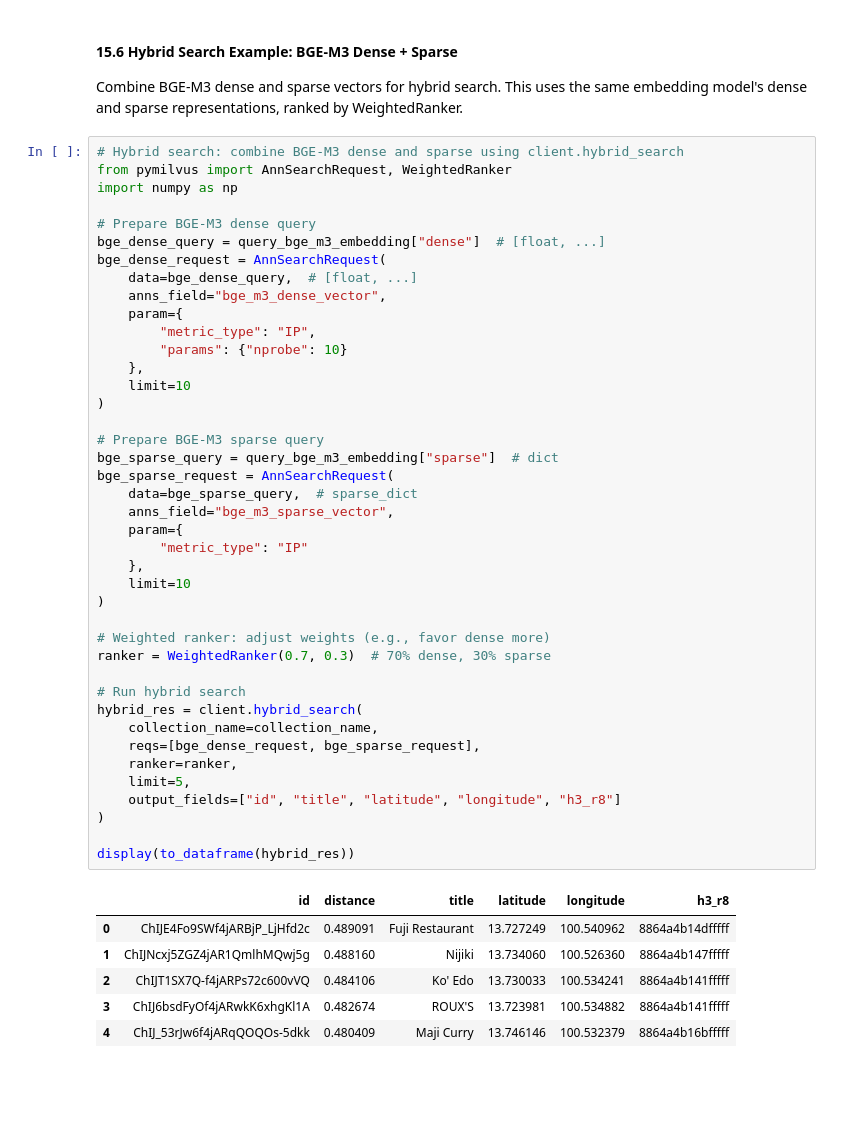
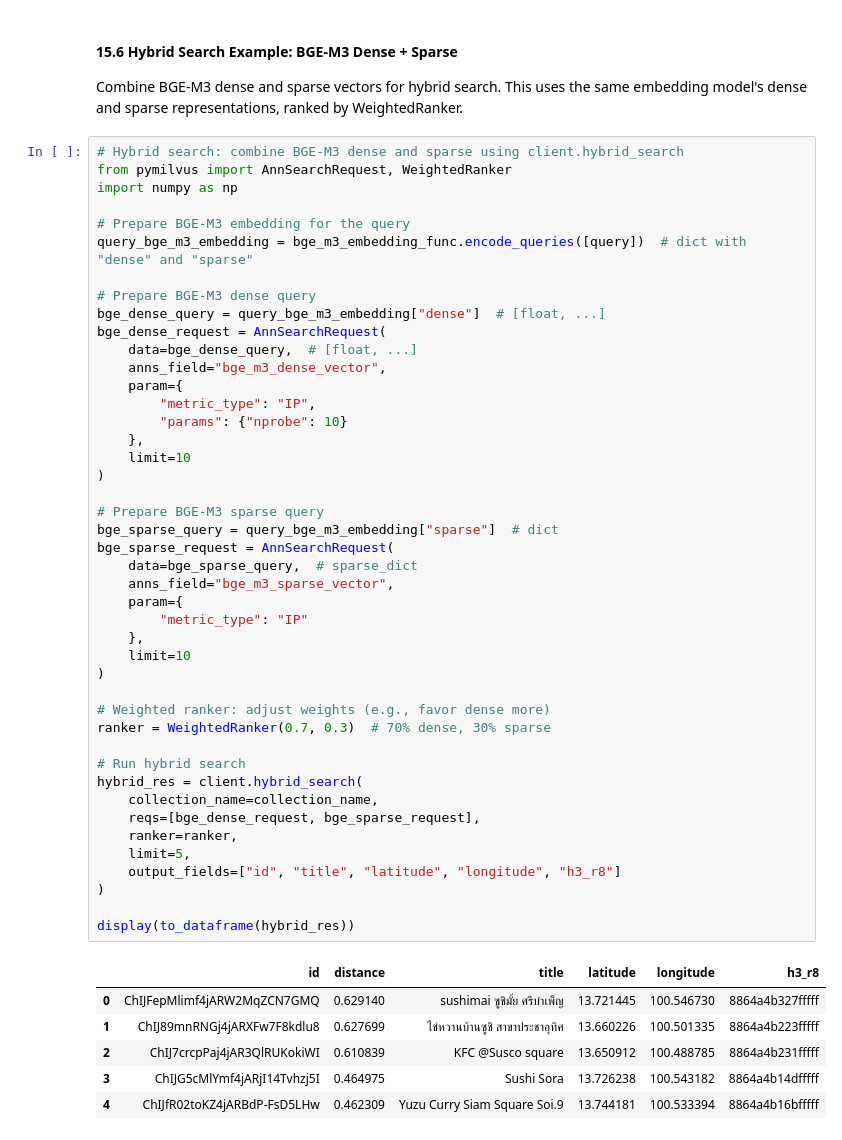
Before and after one commit to wiphoo/Website_Resources, a Jupyter notebook: tools/milvus/building_hybrid_vector_search_using_bge-m3_with_restaurant_data.ipynb, the cells around one changed output. Cells and saved outputs as stored; diff of their text form; blank space fills up the shorter version.

```diff
--- a/tools/milvus/building_hybrid_vector_search_using_bge-m3_with_restaurant_data.ipynb
+++ b/tools/milvus/building_hybrid_vector_search_using_bge-m3_with_restaurant_data.ipynb
@@ -528,6 +521,9 @@ Combine BGE-M3 dense and sparse vectors for hybrid search. This uses the same em
 # Hybrid search: combine BGE-M3 dense and sparse using client.hybrid_search
 from pymilvus import AnnSearchRequest, WeightedRanker
 import numpy as np
+
+# Prepare BGE-M3 embedding for the query
+query_bge_m3_embedding = bge_m3_embedding_func.encode_queries([query])  # dict with "dense" and "sparse"
 
 # Prepare BGE-M3 dense query
 bge_dense_query = query_bge_m3_embedding["dense"]  # [float, ...]
@@ -540,35 +536,35 @@ bge_dense_request = AnnSearchRequest(
     },
     limit=10
 )
 
 # Prepare BGE-M3 sparse query
 bge_sparse_query = query_bge_m3_embedding["sparse"]  # dict
 bge_sparse_request = AnnSearchRequest(
     data=bge_sparse_query,  # sparse_dict
     anns_field="bge_m3_sparse_vector",
     param={
         "metric_type": "IP"
     },
     limit=10
 )
 
 # Weighted ranker: adjust weights (e.g., favor dense more)
 ranker = WeightedRanker(0.7, 0.3)  # 70% dense, 30% sparse
 
 # Run hybrid search
 hybrid_res = client.hybrid_search(
     collection_name=collection_name,
     reqs=[bge_dense_request, bge_sparse_request],
     ranker=ranker,
     limit=5,
     output_fields=["id", "title", "latitude", "longitude", "h3_r8"]
 )
 
 display(to_dataframe(hybrid_res))
 # %% [output]
 |  | id | distance | title | latitude | longitude | h3_r8 |
-| 0 | ChIJE4Fo9SWf4jARBjP_LjHfd2c | 0.489091 | Fuji Restaurant | 13.727249 | 100.540962 | 8864a4b14dfffff |
-| 1 | ChIJNcxj5ZGZ4jAR1QmlhMQwj5g | 0.488160 | Nijiki | 13.734060 | 100.526360 | 8864a4b147fffff |
-| 2 | ChIJT1SX7Q-f4jARPs72c600vVQ | 0.484106 | Ko' Edo | 13.730033 | 100.534241 | 8864a4b141fffff |
-| 3 | ChIJ6bsdFyOf4jARwkK6xhgKl1A | 0.482674 | ROUX'S | 13.723981 | 100.534882 | 8864a4b141fffff |
-| 4 | ChIJ_53rJw6f4jARqQOQOs-5dkk | 0.480409 | Maji Curry | 13.746146 | 100.532379 | 8864a4b16bfffff |
+| 0 | ChIJFepMlimf4jARW2MqZCN7GMQ | 0.629140 | sushimai ซูชิมั้ย ศรีบำเพ็ญ | 13.721445 | 100.546730 | 8864a4b327fffff |
+| 1 | ChIJ89mnRNGj4jARXFw7F8kdlu8 | 0.627699 | ไข่หวานบ้านซูชิ สาขาประชาอุทิศ | 13.660226 | 100.501335 | 8864a4b223fffff |
+| 2 | ChIJ7crcpPaj4jAR3QlRUKokiWI | 0.610839 | KFC @Susco square | 13.650912 | 100.488785 | 8864a4b231fffff |
+| 3 | ChIJG5cMlYmf4jARjI14Tvhzj5I | 0.464975 | Sushi Sora | 13.726238 | 100.543182 | 8864a4b14dfffff |
+| 4 | ChIJfR02toKZ4jARBdP-FsD5LHw | 0.462309 | Yuzu Curry Siam Square Soi.9 | 13.744181 | 100.533394 | 8864a4b16bfffff |
```
Also changed, not shown: parts of 8 cells of this notebook, 1 other file.
